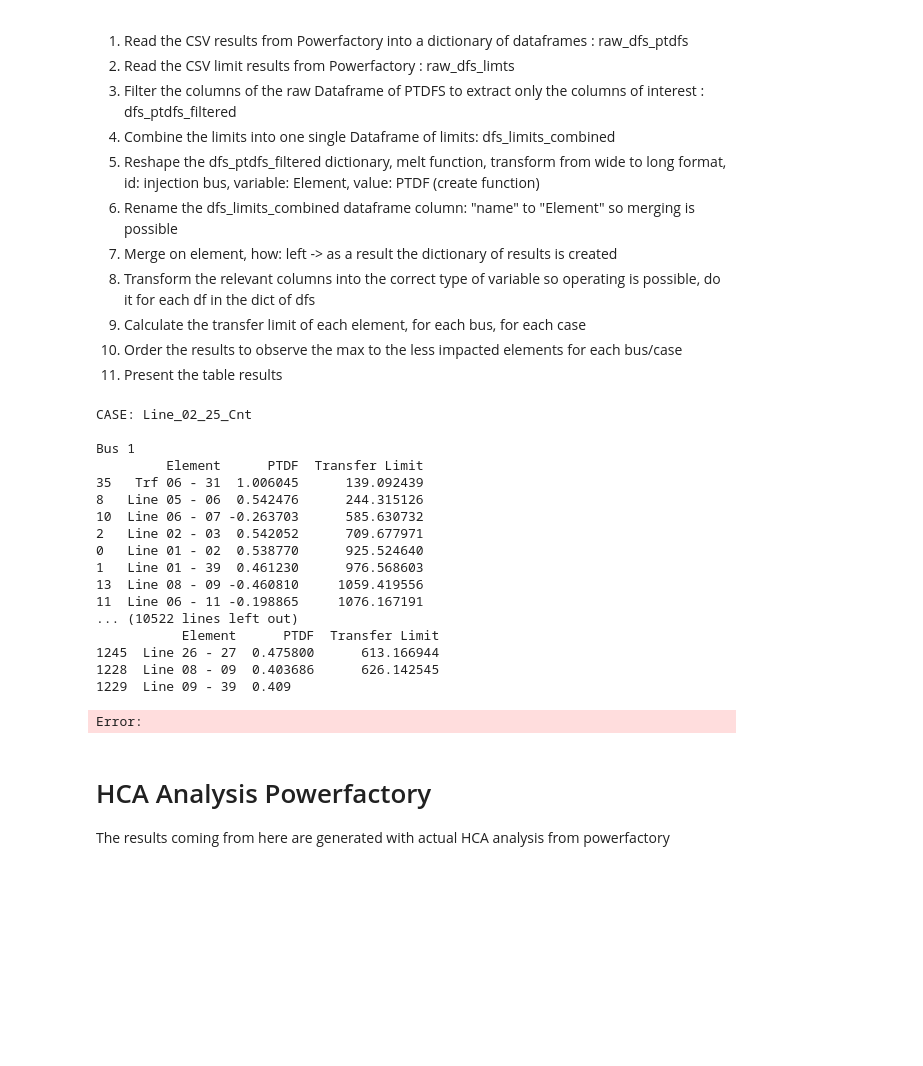
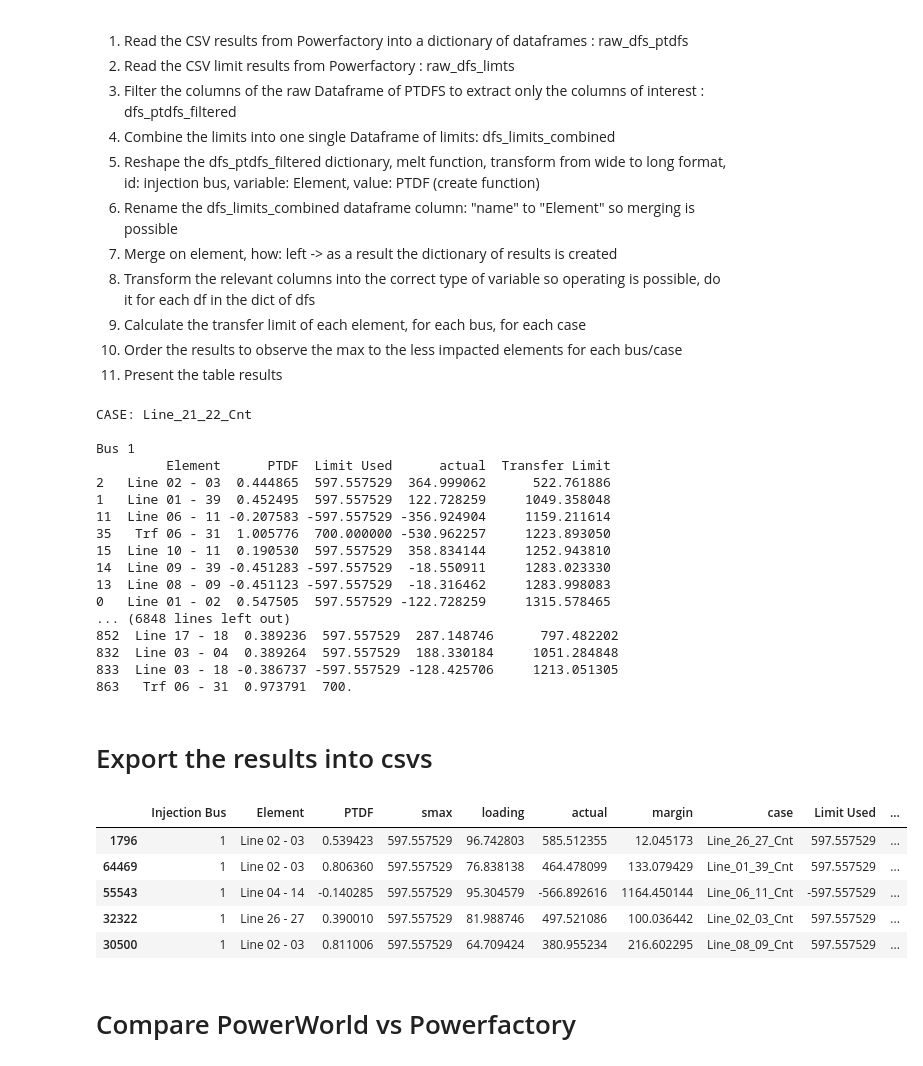
Before and after one commit to marioataveraleon/Thesis, a Jupyter notebook: Scripts/tca.ipynb, the cells around one changed output. Cells and saved outputs as stored; diff of their text form; code cells hidden in the pictures; blank space fills up the shorter version.

```diff
--- a/Scripts/tca.ipynb
+++ b/Scripts/tca.ipynb
@@ -311,6 +311,19 @@ def calculate_transfer_limit_2(df):
     df = df.copy()
 
     margin = df["smax"] - df["actual"]
+
+    df["Transfer Limit"] = np.where(
+        df["PTDF"] == 0,
+        np.inf,  # element not limiting
+        (margin / df["PTDF"]).abs()
+    )
+
+    return df
+def calculate_transfer_limit_3(df):
+    df = df.copy()
+    df["Limit Used"] = np.sign(df["PTDF"]) * df["smax"]
+
+    margin = df["Limit Used"] - df["actual"]
 
     df["Transfer Limit"] = np.where(
         df["PTDF"] == 0,
@@ -362,34 +375,46 @@ for case in valid_cases:
     results[case] = result
 
 for name, result in results.items():
-    results[name] = calculate_transfer_limit_2(result)
+    results[name] = calculate_transfer_limit_3(result)
 # %%
+# Top 10 elements per contingncy
 for name, result in results.items():
     groups = result.groupby("Injection Bus")
     print(f"\nCASE: {name}")
     for bus, df_bus in groups:
         top10 = df_bus.sort_values("Transfer Limit").head(10)
         print(f"\nBus {bus}")
-        print(top10[["Element", "PTDF", "Transfer Limit"]])
+        print(top10[["Element", "PTDF","Limit Used","actual","Transfer Limit"]])
 # %% [output]
-CASE: Line_02_25_Cnt
+CASE: Line_21_22_Cnt
 
 Bus 1
-         Element      PTDF  Transfer Limit
-35   Trf 06 - 31  1.006045      139.092439
-8   Line 05 - 06  0.542476      244.315126
-10  Line 06 - 07 -0.263703      585.630732
-2   Line 02 - 03  0.542052      709.677971
-0   Line 01 - 02  0.538770      925.524640
-1   Line 01 - 39  0.461230      976.568603
-13  Line 08 - 09 -0.460810     1059.419556
-11  Line 06 - 11 -0.198865     1076.167191
-... (10522 lines left out)
-           Element      PTDF  Transfer Limit
-1245  Line 26 - 27  0.475800      613.166944
-1228  Line 08 - 09  0.403686      626.142545
-1229  Line 09 - 39  0.409
+         Element      PTDF  Limit Used      actual  Transfer Limit
+2   Line 02 - 03  0.444865  597.557529  364.999062      522.761886
+1   Line 01 - 39  0.452495  597.557529  122.728259     1049.358048
+11  Line 06 - 11 -0.207583 -597.557529 -356.924904     1159.211614
+35   Trf 06 - 31  1.005776  700.000000 -530.962257     1223.893050
+15  Line 10 - 11  0.190530  597.557529  358.834144     1252.943810
+14  Line 09 - 39 -0.451283 -597.557529  -18.550911     1283.023330
+13  Line 08 - 09 -0.451123 -597.557529  -18.316462     1283.998083
+0   Line 01 - 02  0.547505  597.557529 -122.728259     1315.578465
+... (6848 lines left out)
+852  Line 17 - 18  0.389236  597.557529  287.148746      797.482202
+832  Line 03 - 04  0.389264  597.557529  188.330184     1051.284848
+833  Line 03 - 18 -0.386737 -597.557529 -128.425706     1213.051305
+863   Trf 06 - 31  0.973791  700.
-Error:
-# %% [markdown]
-# HCA Analysis Powerfactory
-The results coming from here are generated with actual HCA analysis from powerfactory
+# %%
+# All contingencies
+all_dfs = []
+
+for case_name,df in results.items():
+    df_case = df.copy()
+    all_dfs.append(df_case)
+
+df_all = pd.concat(all_dfs, ignore_index=True)
+
+df_all_sorted = df_all.sort_values(["Injection Bus","Transfer Limit"],ascending=[True,True])
+
+top10_per_bus = df_all_sorted.groupby("Injection Bus",group_keys=False).head(10)
+# %% [markdown]
+# Export the results into csvs
@@ -395,0 +433,12 @@ The results coming from here are generated with actual HCA analysis from powerfa
+# %%
+grupo = df_all_sorted.groupby("Injection Bus")
+grupo.get_group(1).head()
+# %% [output]
+|  | Injection Bus | Element | PTDF | smax | loading | actual | margin | case | Limit Used | ... |
+| 1796 | 1 | Line 02 - 03 | 0.539423 | 597.557529 | 96.742803 | 585.512355 | 12.045173 | Line_26_27_Cnt | 597.557529 | ... |
+| 64469 | 1 | Line 02 - 03 | 0.806360 | 597.557529 | 76.838138 | 464.478099 | 133.079429 | Line_01_39_Cnt | 597.557529 | ... |
+| 55543 | 1 | Line 04 - 14 | -0.140285 | 597.557529 | 95.304579 | -566.892616 | 1164.450144 | Line_06_11_Cnt | -597.557529 | ... |
+| 32322 | 1 | Line 26 - 27 | 0.390010 | 597.557529 | 81.988746 | 497.521086 | 100.036442 | Line_02_03_Cnt | 597.557529 | ... |
+| 30500 | 1 | Line 02 - 03 | 0.811006 | 597.557529 | 64.709424 | 380.955234 | 216.602295 | Line_08_09_Cnt | 597.557529 | ... |
+# %% [markdown]
+# Compare PowerWorld vs Powerfactory
```
Also changed, not shown: parts of 9 cells of this notebook, 3 other files.
